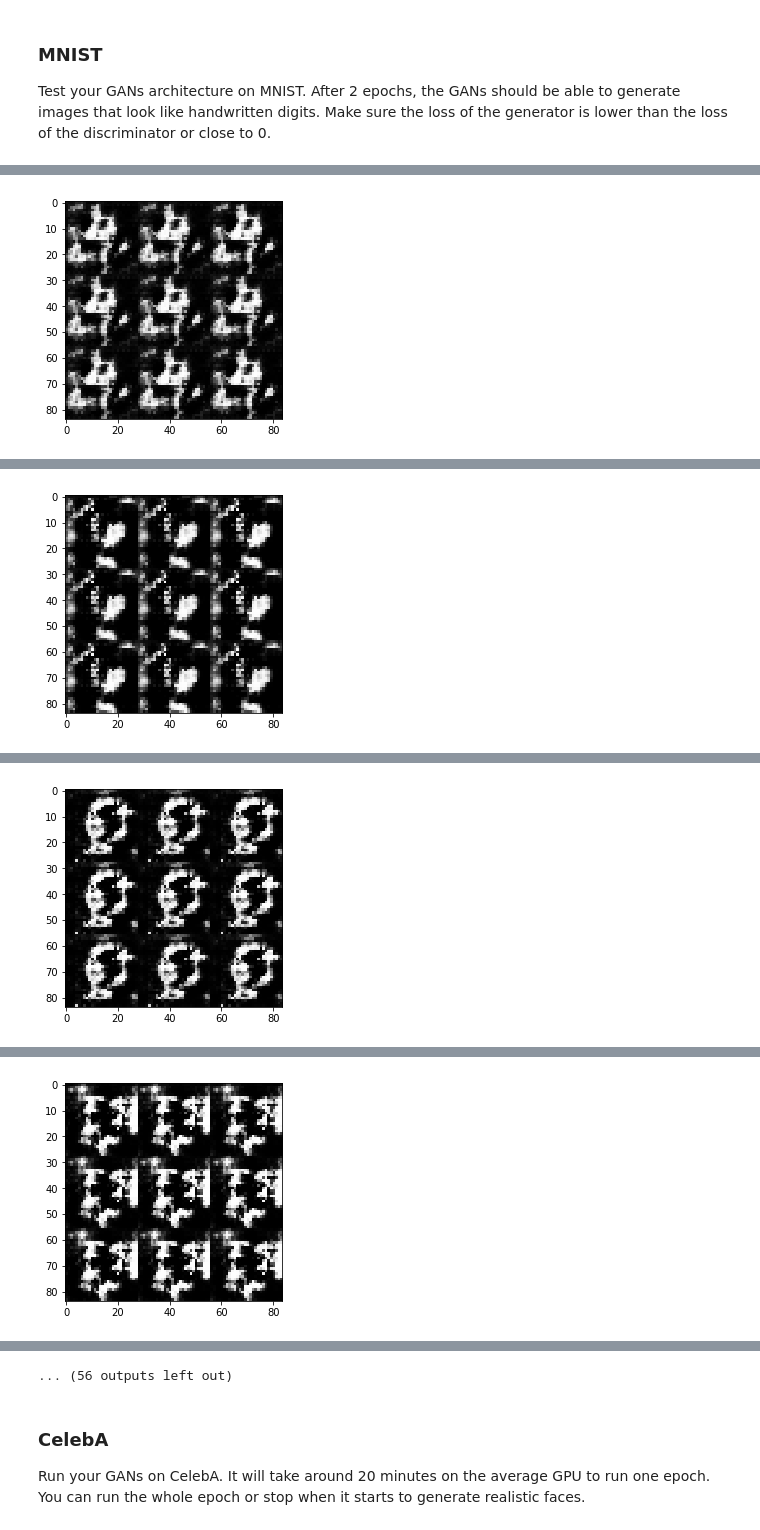
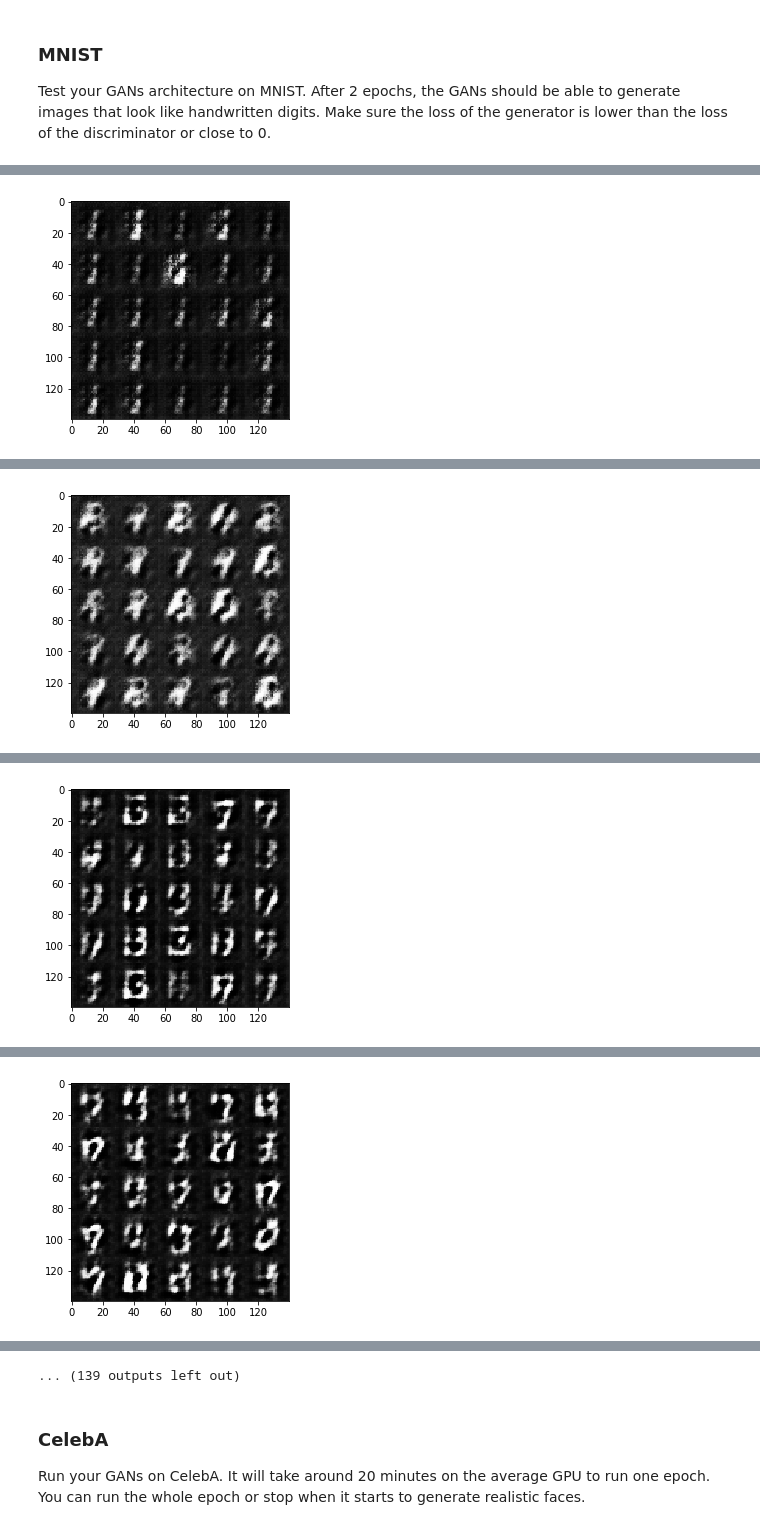
Before and after one commit to sseuraeki/deep-learning, a Jupyter notebook: face_generation/dlnd_face_generation.ipynb, the cells around one changed output, grey strips where cells are left out. Cells and saved outputs as stored; diff of their text form; code cells hidden in the pictures.

```diff
--- a/face_generation/dlnd_face_generation.ipynb
+++ b/face_generation/dlnd_face_generation.ipynb
@@ -216,20 +218,20 @@ def generator(z, out_channel_dim, is_train=True):
     # variables should be reused when not training
     with tf.variable_scope("generator", reuse=not is_train):
 
-        x0 = tf.layers.dense(z, 1*1*256, kernel_initializer=kinit)
-        x0 = tf.reshape(x0, (-1, 1, 1, 256))
-        bn0 = tf.layers.batch_normalization(x0, training=is_train)
-        do0 = tf.layers.dropout(bn0, rate=0.5, training=is_train)
-        relu0 = tf.maximum(0.0, do0)
+        #x0 = tf.layers.dense(z, 1*1*256, kernel_initializer=kinit)
+        #x0 = tf.reshape(x0, (-1, 1, 1, 256))
+        #bn0 = tf.layers.batch_normalization(x0, training=is_train)
+        #do0 = tf.layers.dropout(bn0, rate=0.2, training=is_train)
+        #relu0 = tf.maximum(0.0, do0)
 
         # fully connected layer as the first layer
         # to get 7x7 shape via 'VALID' padding
         # this layer starts with 2x2 shape rather than 4x4
 
-        #x1 = tf.layers.dense(z, 2*2*256, kernel_initializer=kinit)
-        #x1 = tf.reshape(x1, (-1, 2, 2, 256))
-        x1 = tf.layers.conv2d_transpose(relu0, 128, 5, strides=2,
-                                        padding='SAME', kernel_initializer=kinit)
+        x1 = tf.layers.dense(z, 2*2*256, kernel_initializer=kinit)
+        x1 = tf.reshape(x1, (-1, 2, 2, 256))
+        #x1 = tf.layers.conv2d_transpose(relu0, 256, 5, strides=2,
+        #                                padding='SAME', kernel_initializer=kinit)
         bn1 = tf.layers.batch_normalization(x1, training=is_train)
 
         # also suggested in the DLND forums and slacks
@@ -239,7 +241,7 @@ def generator(z, out_channel_dim, is_train=True):
 
         # but dropouts should only be applied when training
         # thus using all the weights when testing
-        do1 = tf.layers.dropout(bn1, rate=0.5, training=is_train)
+        do1 = tf.layers.dropout(bn1, rate=0.4, training=is_train)
 
         # ReLU for generator layers
         # as suggested in the DCGAN paper
@@ -255,18 +257,18 @@ def generator(z, out_channel_dim, is_train=True):
         # tensorflow chooses the odd value (7 among 7 and 8) when
         # applying conv2d_tranpose with 'VALID' padding
 
-        x2 = tf.layers.conv2d_transpose(relu1, 64, 5, strides=2,
+        x2 = tf.layers.conv2d_transpose(relu1, 128, 5, strides=2,
                                         padding='VALID', kernel_initializer=kinit)
         bn2 = tf.layers.batch_normalization(x2, training=is_train)
-        do2 = tf.layers.dropout(bn2, rate=0.5, training=is_train)
+        do2 = tf.layers.dropout(bn2, rate=0.4, training=is_train)
         relu2 = tf.maximum(0.0, do2)
         # now the shape is 7x7x128
 
         # layer3
-        x3 = tf.layers.conv2d_transpose(relu2, 32, 5, strides=2,
+        x3 = tf.layers.conv2d_transpose(relu2, 64, 5, strides=2,
                                         padding='SAME', kernel_initializer=kinit)
         bn3 = tf.layers.batch_normalization(x3, training=is_train)
-        do3 = tf.layers.dropout(bn3, rate=0.5, training=is_train)
+        do3 = tf.layers.dropout(bn3, rate=0.4, training=is_train)
         relu3 = tf.maximum(0.0, do3)
         # now the shape is 14x14x64
 
@@ -278,7 +280,7 @@ def generator(z, out_channel_dim, is_train=True):
 
         # the value scale ranges from -0.5 to 0.5
         # so we should divide the tanh output which ranges from -1.0 to 1.0
-        outputs = tf.tanh(logits) / 2.0
+        outputs = tf.tanh(logits)
 
     return outputs
 
@@ -474,6 +476,11 @@ def train(epoch_count, batch_size, z_dim, learning_rate, beta1, get_batches, dat
                 # TODO: Train Model
                 steps += 1
 
+                # batch image's values range from -0.5 to 0.5
+                # so we multiply them by 2
+                # to fit the tanh output which ranges from -1 to 1
+                batch_images = batch_images * 2.0
+
                 # random noise for generator
                 # the range should be the same as shown in
                 # show_generator_output() function
@@ -489,7 +496,7 @@ def train(epoch_count, batch_size, z_dim, learning_rate, beta1, get_batches, dat
 
                 # show generator output and loss every 100 steps
                 if steps % 100 == 0:
-                    show_generator_output(sess, 10, input_z, image_channels, data_image_mode)
+                    show_generator_output(sess, 25, input_z, image_channels, data_image_mode)
                     train_loss_d = d_loss.eval({input_z: batch_z, input_real: batch_images})
                     train_loss_g = g_loss.eval({input_z: batch_z})
                     print("Discriminator Loss: {:.4f}...".format(train_loss_d),
@@ -519,10 +526,14 @@ Test your GANs architecture on MNIST.  After 2 epochs, the GANs should be able t
 # and beta1 of 0.5
 # however after many tries, I noticed that
 # for this MNIST problem, smaller batch size works better
-batch_size = 32
+batch_size = 16
 z_dim = 100
-learning_rate = 0.001
+learning_rate = 0.0002
 beta1 = 0.5
+
+# 1.4373
+# batch 128, beta 0.5, lr 0.0002, dr 0.4
+
 
 """
 DON'T MODIFY ANYTHING IN THIS CELL THAT IS BELOW THIS LINE
@@ -541 +552 @@ Discriminator Loss: 0.3767... Generator Loss: 4.6509
-[figure, old version]
+[figure, new version]
@@ -543 +554 @@ Discriminator Loss: 0.3595... Generator Loss: 5.3834
-[figure, old version]
+[figure, new version]
@@ -545 +556 @@ Discriminator Loss: 0.3589... Generator Loss: 5.0930
-[figure, old version]
+[figure, new version]
@@ -547 +558 @@ Discriminator Loss: 0.3496... Generator Loss: 5.3182
-[figure, old version]
+[figure, new version]
@@ -549,4 +560,4 @@ Discriminator Loss: 0.3411... Generator Loss: 5.6333
-... (56 outputs left out)
+... (139 outputs left out)
 # %% [markdown]
 ### CelebA
 Run your GANs on CelebA.  It will take around 20 minutes on the average GPU to run one epoch.  You can run the whole epoch or stop when it starts to generate realistic faces.
```
Also changed, not shown: parts of 2 cells of this notebook.
